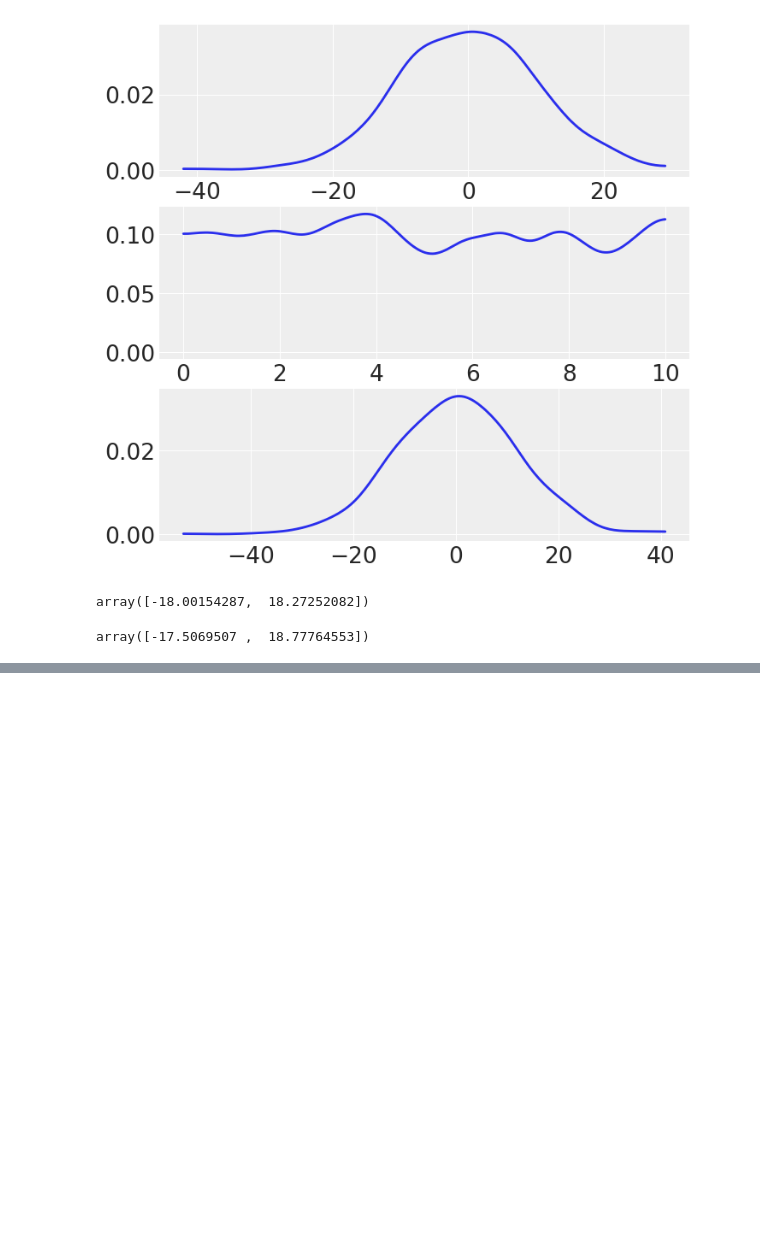
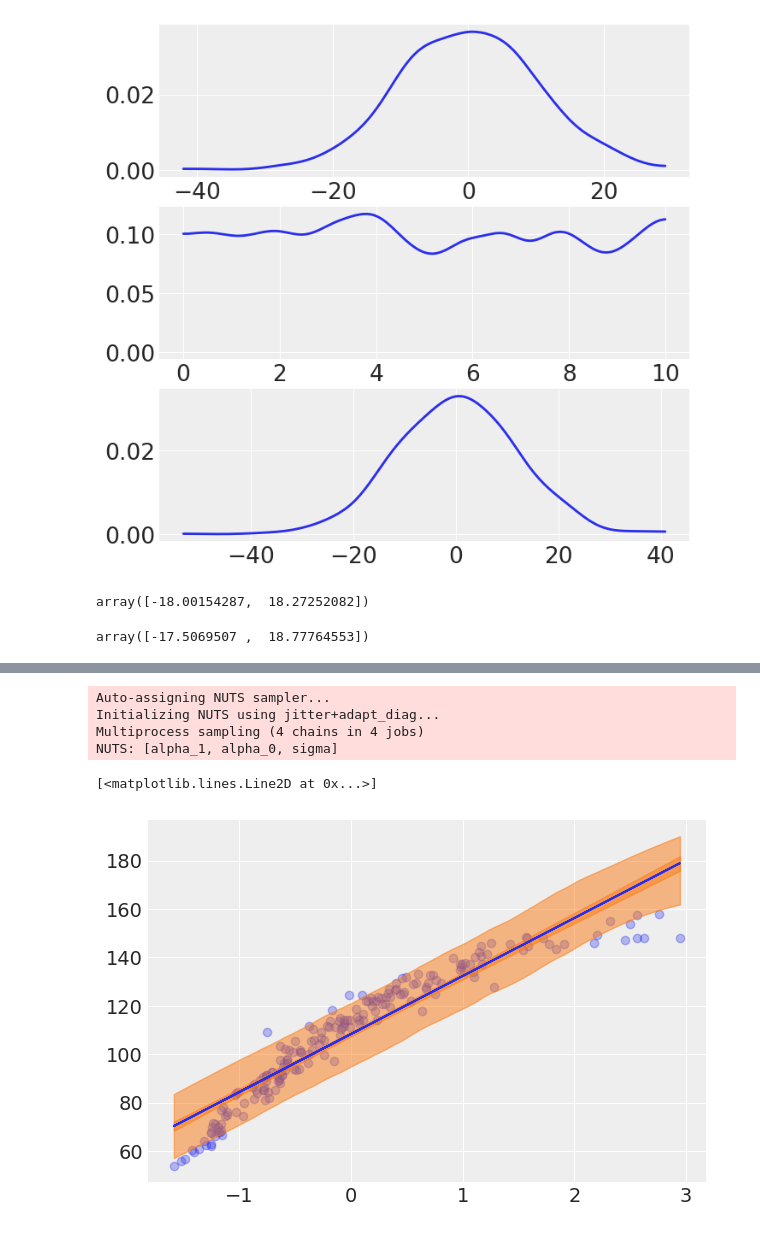
Before and after one commit to Voda88/Statistical-Rethinking, a Jupyter notebook: Chapter 4 Exercises.ipynb, the cells around one changed output, grey strips where cells are left out. Drawn from its saved outputs; the diff is of its cells as text; code cells hidden in the pictures; blank space fills up the shorter version.

```diff
--- a/Chapter 4 Exercises.ipynb
+++ b/Chapter 4 Exercises.ipynb
@@ -114,0 +305,2 @@ $ \beta $ is always positive $ \rightarrow $ change to lognormal distribution: $
+# %%
+child_df['weight_s'] = (child_df.weight-child_df.weight.mean())/child_df.weight.std()
@@ -114,0 +330,26 @@ $ \beta $ is always positive $ \rightarrow $ change to lognormal distribution: $
+# %%
+with pm.Model() as model_4h2:
+    sigma = pm.Uniform('sigma', lower=0, upper = 40)
+    alpha_0 = pm.Normal('alpha_0', 120,20)
+    alpha_1 = pm.Normal('alpha_1', 2,5)
+    mu = pm.Deterministic('mu', alpha_0+alpha_1*child_df.weight_s)
+    h = pm.Normal('height', mu = mu, sd = sigma, observed = child_df.height)
+    trace_4h2 = pm.sample(1000, tune = 1000)
+# %% [output]
+Auto-assigning NUTS sampler...
+Initializing NUTS using jitter+adapt_diag...
+Multiprocess sampling (4 chains in 4 jobs)
+NUTS: [alpha_1, alpha_0, sigma]
+# %%
+mu_pred = trace_4h2['mu']
+height_pred = pm.sample_posterior_predictive(trace_4h2, 200, model_4h2)
+# %%
+map_estimate = pm.find_MAP(model = model_4h2)
+# %%
+plt.scatter(child_df.weight_s,child_df.height, c = 'C0', alpha = 0.3)
+az.plot_hpd(child_df.weight_s, mu_pred, credible_interval=0.89)
+az.plot_hpd(child_df.weight_s, height_pred['height'], credible_interval=0.89)
+plt.plot(child_df.weight_s, map_estimate['alpha_0'] + map_estimate['alpha_1'] * child_df.weight_s)
+# %% [output]
+[<matplotlib.lines.Line2D at 0x...>]
+[figure, added]
```
Also changed, not shown: parts of 64 cells of this notebook.
